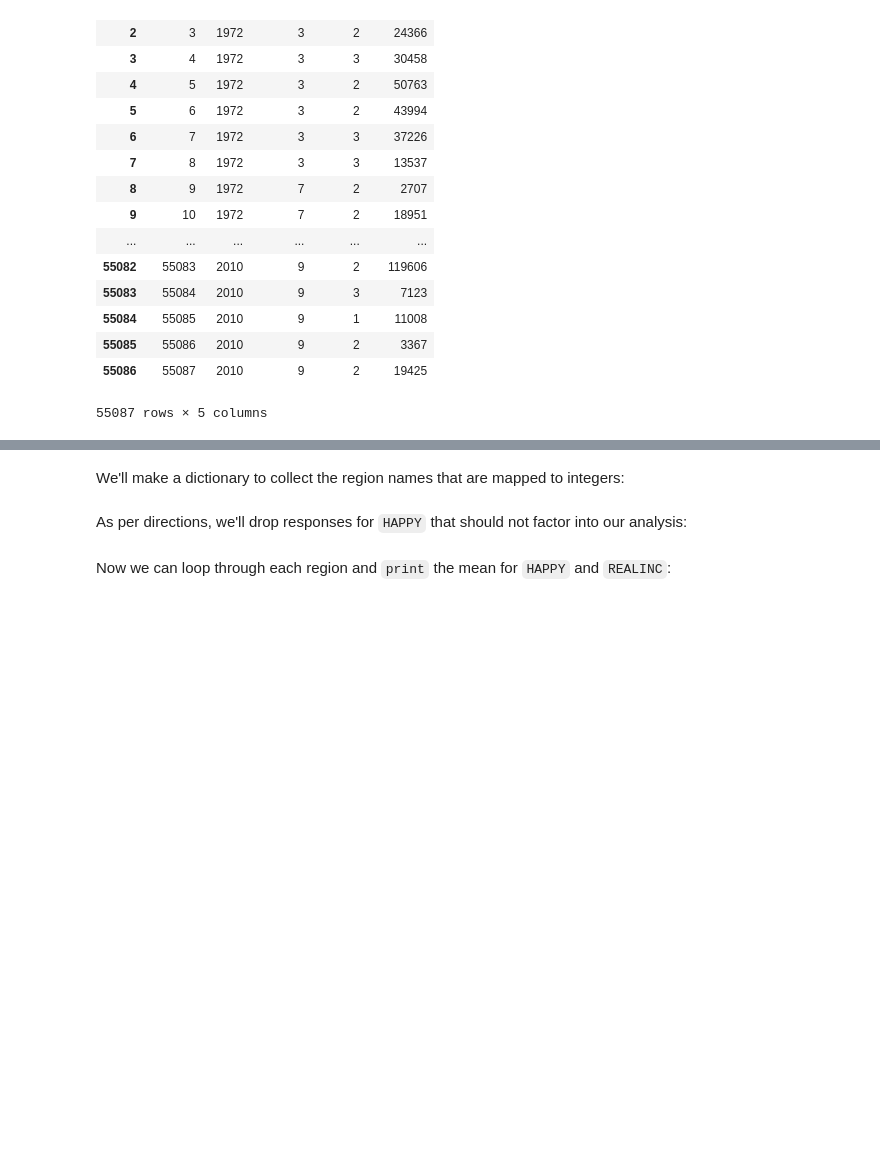
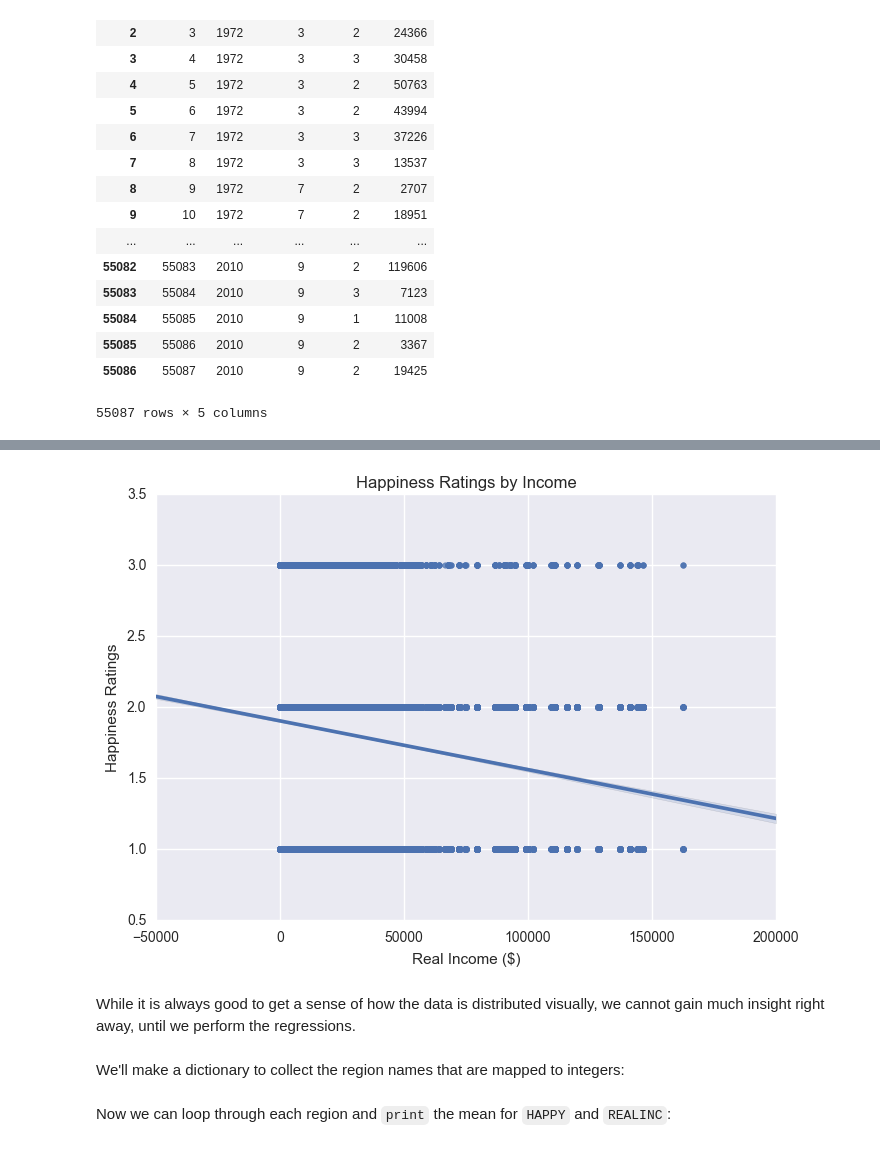
Before and after one commit to ds-modules/ENVECON-100, a Jupyter notebook: regression/Regression-Exercise.ipynb, the cells around one changed output, grey strips where cells are left out. Drawn from its saved outputs; the diff is of its cells as text; code cells hidden in the pictures; blank space fills up the shorter version.

```diff
--- a/regression/Regression-Exercise.ipynb
+++ b/regression/Regression-Exercise.ipynb
@@ -48,3 +83,13 @@ happy_data
+# %%
+sns.regplot(realinc, happiness)
+plt.title("Happiness Ratings by Income")
+plt.xlabel("Real Income ($)")
+plt.ylabel("Happiness Ratings")
+plt.show()
+# %% [output]
+[figure, added]
+# %% [markdown]
+While it is always good to get a sense of how the data is distributed visually, we cannot gain much insight right away, until we perform the regressions.
 # %% [markdown]
 We'll make a dictionary to collect the region names that are mapped to integers:
 # %%
@@ -57,5 +102,3 @@ regions = {1: "New england",
            7: "W. sou. central",
            8: "Mountain",
            9: "Pacific"}
-# %% [markdown]
-As per directions, we'll drop responses for `HAPPY` that should not factor into our analysis:
```
Also changed, not shown: parts of 27 cells of this notebook.
